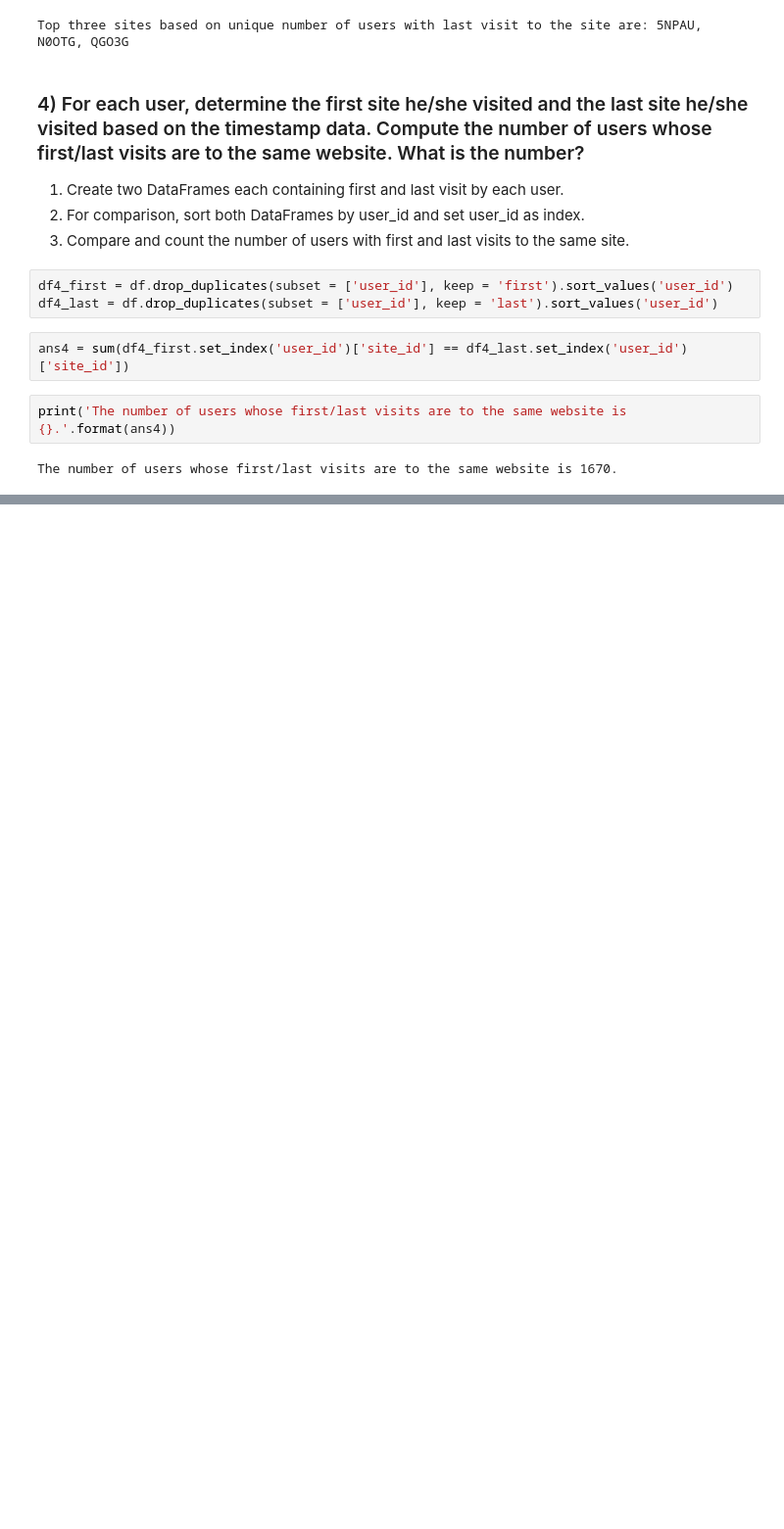
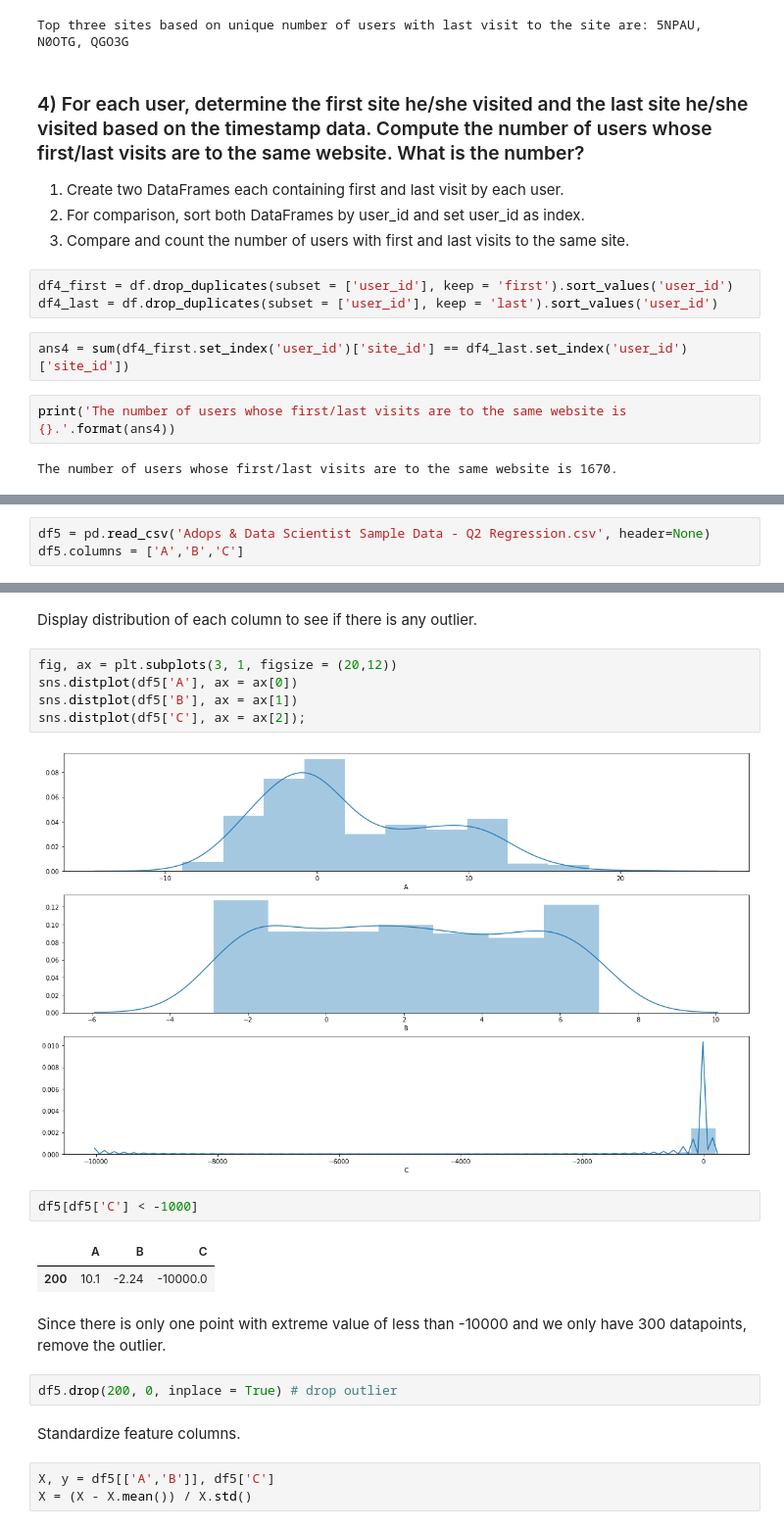
Before and after one commit to jiyoungsim/online-test, a Jupyter notebook: Moloco/moloco_online_test_young_sim.ipynb, the cells around one changed output, grey strips where cells are left out. Shown at 98% size. Saved outputs shown, nothing was run; the diff lists cells and outputs as text; blank space fills up the shorter version.

```diff
--- a/Moloco/moloco_online_test_young_sim.ipynb
+++ b/Moloco/moloco_online_test_young_sim.ipynb
@@ -101,0 +112,3 @@ The number of users whose first/last visits are to the same website is 1670.
+# %%
+df5 = pd.read_csv('Adops & Data Scientist Sample Data - Q2 Regression.csv', header=None)
+df5.columns = ['A','B','C']
@@ -101,0 +124,23 @@ The number of users whose first/last visits are to the same website is 1670.
+# %% [markdown]
+Display distribution of each column to see if there is any outlier.
+# %%
+fig, ax = plt.subplots(3, 1, figsize = (20,12))
+sns.distplot(df5['A'], ax = ax[0])
+sns.distplot(df5['B'], ax = ax[1])
+sns.distplot(df5['C'], ax = ax[2]);
+# %% [output]
+[figure, added]
+# %%
+df5[df5['C'] < -1000]
+# %% [output]
+|  | A | B | C |
+| 200 | 10.1 | -2.24 | -10000.0 |
+# %% [markdown]
+Since there is only one point with extreme value of less than -10000 and we only have 300 datapoints, remove the outlier.
+# %%
+df5.drop(200, 0, inplace = True) # drop outlier
+# %% [markdown]
+Standardize feature columns.
+# %%
+X, y = df5[['A','B']], df5['C']
+X = (X - X.mean()) / X.std()
```
Also changed, not shown: parts of 19 cells of this notebook.
